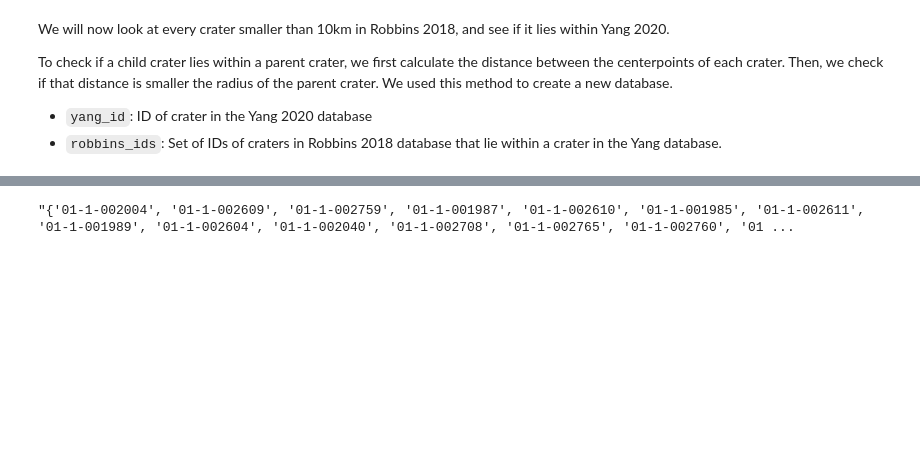
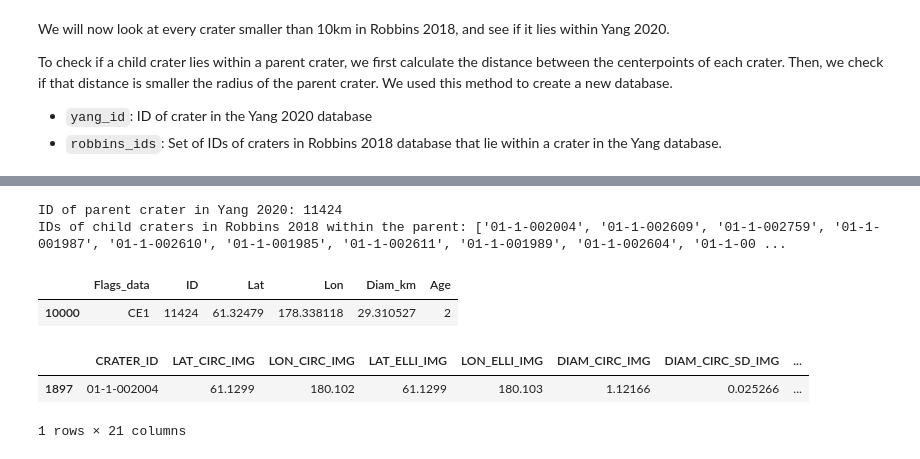
Before and after one commit to devlinih/lunar-crater-rates, a Jupyter notebook: lunar-crater-rates.ipynb, the cells around one changed output, grey strips where cells are left out. Drawn from its saved outputs; the diff is of its cells as text; code cells hidden in the pictures; blank space fills up the shorter version.

```diff
--- a/lunar-crater-rates.ipynb
+++ b/lunar-crater-rates.ipynb
@@ -43,10 +80,20 @@ craters_in_craters = pd.read_csv("./robbins_in_yang.csv")
 # %%
-example_parent_crater = craters_in_craters["yang_id"][0]
-example_child_craters = craters_in_craters["robbins_ids"][0]
+example_parent_crater = 11424
+example_child_craters = craters_in_craters[example_parent_crater]
 
 print(f"ID of parent crater in Yang 2020: {example_parent_crater}")
 print(f"IDs of child craters in Robbins 2018 within the parent: {example_child_craters}")
+# %% [output]
+ID of parent crater in Yang 2020: 11424
+IDs of child craters in Robbins 2018 within the parent: ['01-1-002004', '01-1-002609', '01-1-002759', '01-1-001987', '01-1-002610', '01-1-001985', '01-1-002611', '01-1-001989', '01-1-002604', '01-1-00 ...
 # %%
-example_child_craters
+yang_aged_craters[yang_aged_craters["ID"] == example_parent_crater]
 # %% [output]
-"{'01-1-002004', '01-1-002609', '01-1-002759', '01-1-001987', '01-1-002610', '01-1-001985', '01-1-002611', '01-1-001989', '01-1-002604', '01-1-002040', '01-1-002708', '01-1-002765', '01-1-002760', '01 ...
+|  | Flags_data | ID | Lat | Lon | Diam_km | Age |
+| 10000 | CE1 | 11424 | 61.32479 | 178.338118 | 29.310527 | 2 |
+# %%
+robbins_craters[robbins_craters["CRATER_ID"] == "01-1-002004"]
+# %% [output]
+|  | CRATER_ID | LAT_CIRC_IMG | LON_CIRC_IMG | LAT_ELLI_IMG | LON_ELLI_IMG | DIAM_CIRC_IMG | DIAM_CIRC_SD_IMG | ... |
+| 1897 | 01-1-002004 | 61.1299 | 180.102 | 61.1299 | 180.103 | 1.12166 | 0.025266 | ... |
+1 rows × 21 columns
```
Also changed, not shown: parts of 5 cells of this notebook.
